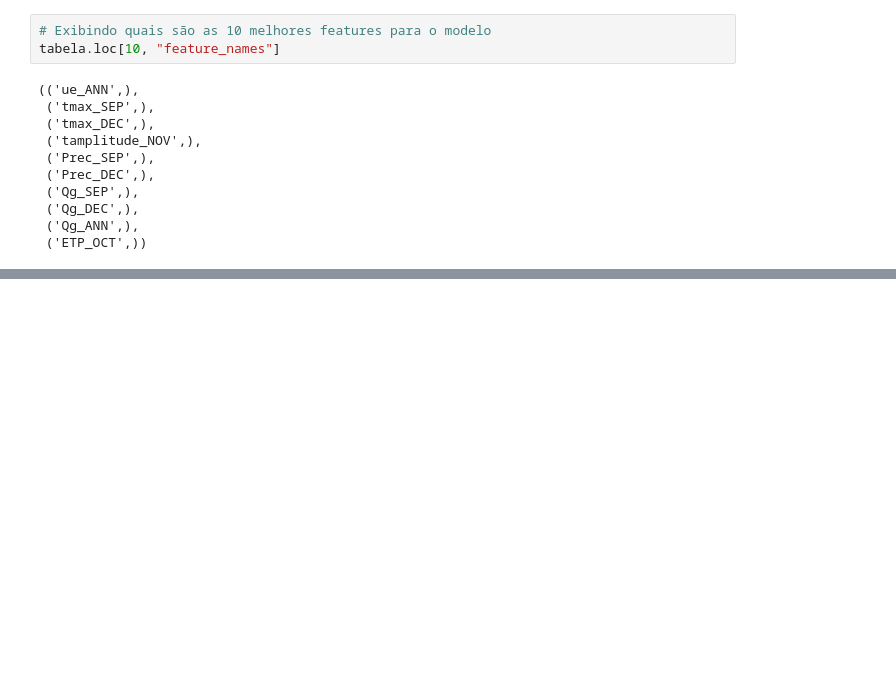
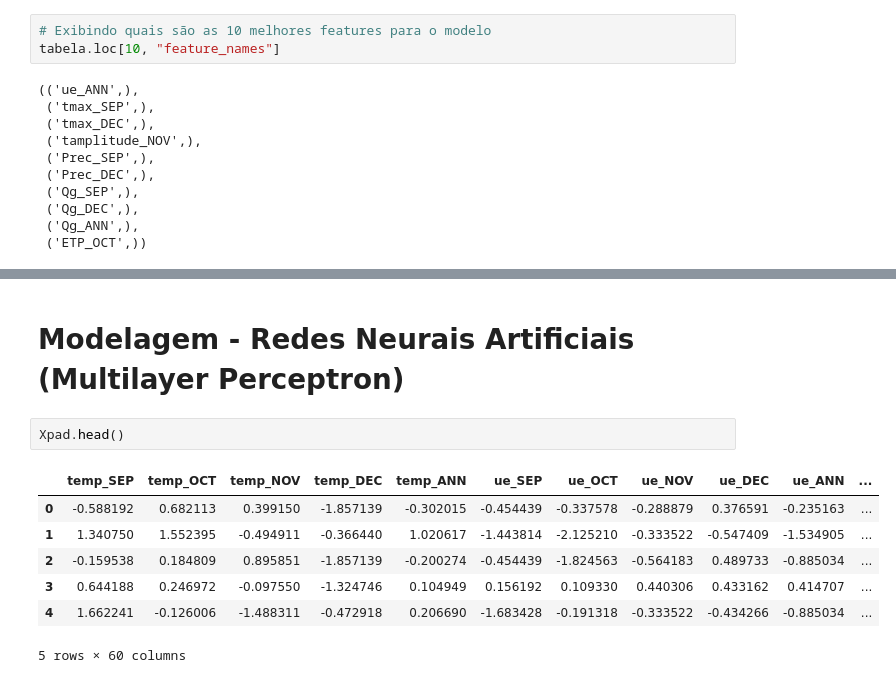
Before and after one commit to theusnevess/previsao-da-produtividade-do-amendoim, a Jupyter notebook: notebooks/Peanut_tech.ipynb, the cells around one changed output, grey strips where cells are left out. Saved outputs shown, nothing was run; the diff lists cells and outputs as text; blank space fills up the shorter version.

```diff
--- a/notebooks/Peanut_tech.ipynb
+++ b/notebooks/Peanut_tech.ipynb
@@ -363,3 +349,15 @@ OLS Regression Results
 | Kurtosis: | 2.847 | Cond. No. | 7.55 |
 Notes:
 [1] Standard Errors assume that the covariance matrix of the errors is correctly specified.
+# %% [markdown]
+# Modelagem - Redes Neurais Artificiais (Multilayer Perceptron)
+# %%
+Xpad.head()
+# %% [output]
+|  | temp_SEP | temp_OCT | temp_NOV | temp_DEC | temp_ANN | ue_SEP | ue_OCT | ue_NOV | ue_DEC | ue_ANN | ... |
+| 0 | -0.588192 | 0.682113 | 0.399150 | -1.857139 | -0.302015 | -0.454439 | -0.337578 | -0.288879 | 0.376591 | -0.235163 | ... |
+| 1 | 1.340750 | 1.552395 | -0.494911 | -0.366440 | 1.020617 | -1.443814 | -2.125210 | -0.333522 | -0.547409 | -1.534905 | ... |
+| 2 | -0.159538 | 0.184809 | 0.895851 | -1.857139 | -0.200274 | -0.454439 | -1.824563 | -0.564183 | 0.489733 | -0.885034 | ... |
+| 3 | 0.644188 | 0.246972 | -0.097550 | -1.324746 | 0.104949 | 0.156192 | 0.109330 | 0.440306 | 0.433162 | 0.414707 | ... |
+| 4 | 1.662241 | -0.126006 | -1.488311 | -0.472918 | 0.206690 | -1.683428 | -0.191318 | -0.333522 | -0.434266 | -0.885034 | ... |
+5 rows × 60 columns
```
Also changed, not shown: parts of 7 cells of this notebook.
